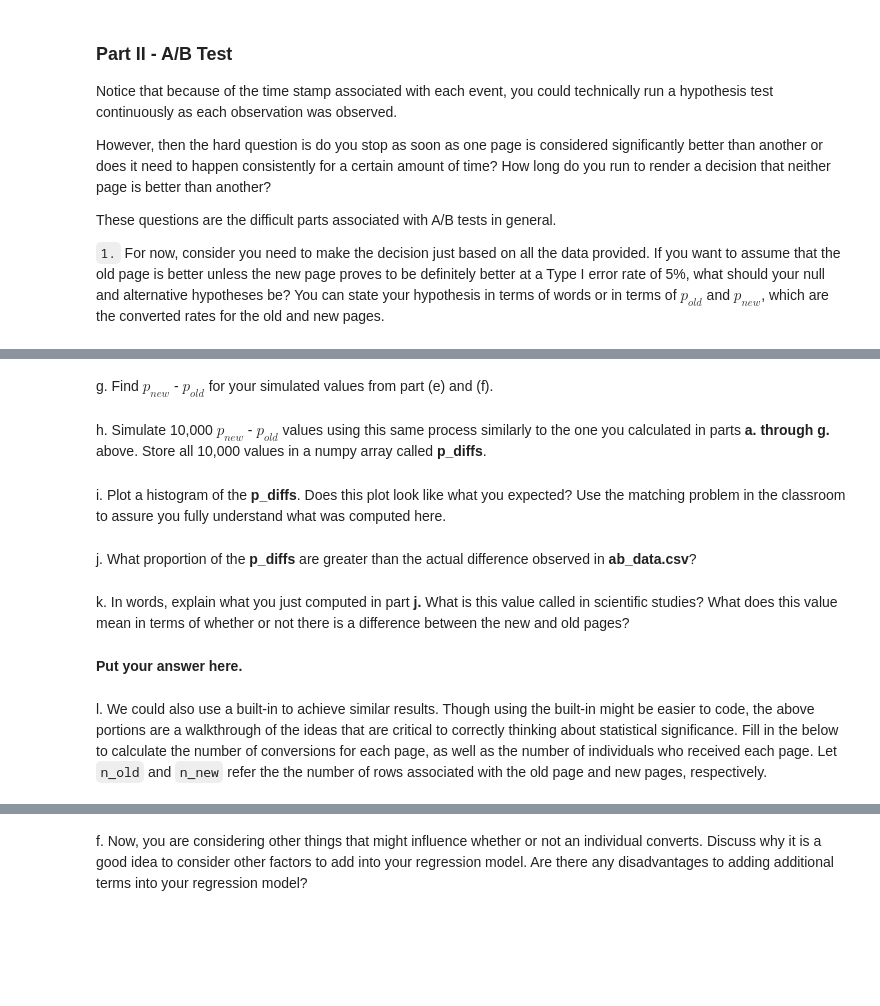
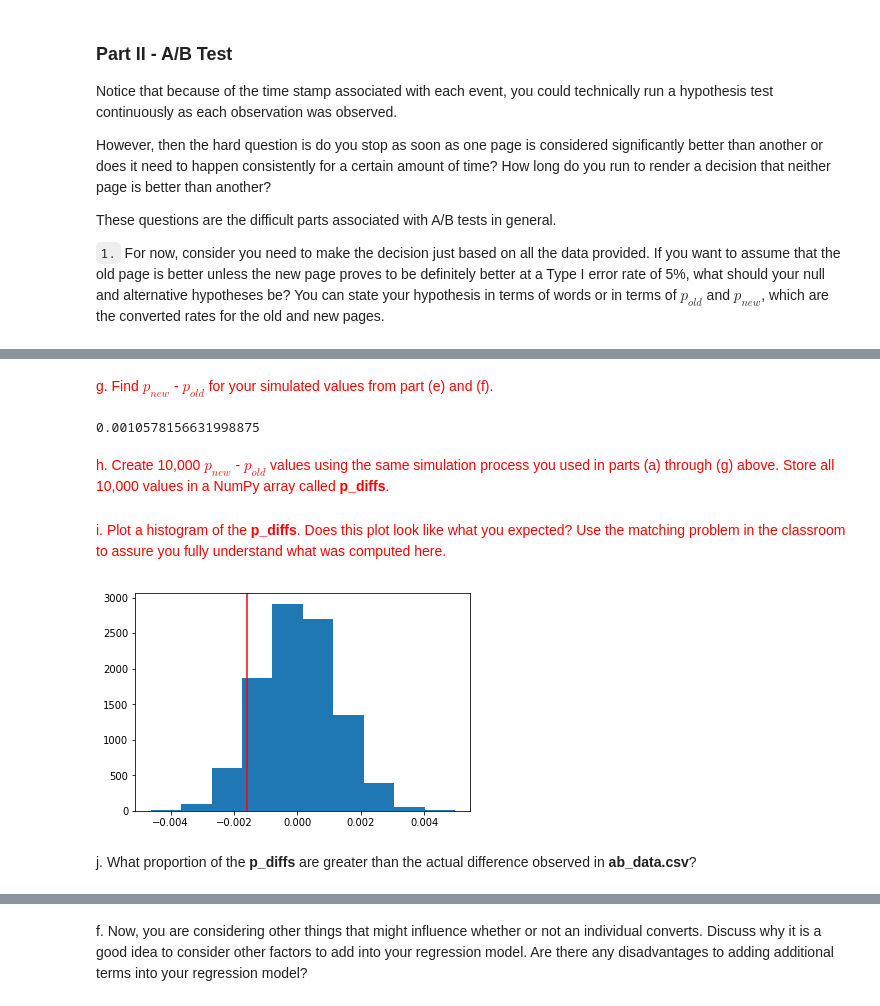
Before and after one commit to CherifArsanious/Project3-Udacity-ABtest-Results, a Jupyter notebook: Analyze_ab_test_results_notebook.ipynb, the cells around one changed output, grey strips where cells are left out. Saved outputs shown, nothing was run; the diff lists cells and outputs as text; code cells hidden in the pictures; blank space fills up the shorter version.

```diff
--- a/Analyze_ab_test_results_notebook.ipynb
+++ b/Analyze_ab_test_results_notebook.ipynb
@@ -138 +319,3 @@ e. Simulate $n_{new}$ transactions with a convert rate of $p_{new}$ under the nu
+# %%
+new_page_converted=np.random.choice((0,1),145310,p=[0.8804,0.1196])
 # %% [markdown]
@@ -140,14 +323,30 @@ f. Simulate $n_{old}$ transactions with a convert rate of $p_{old}$ under the nu
+# %%
+old_page_converted=np.random.choice((0,1),145274,p=[0.8804,0.1196])
 # %% [markdown]
-g. Find $p_{new}$ - $p_{old}$ for your simulated values from part (e) and (f).
+<font color=red>g. Find $p_{new}$ - $p_{old}$ for your simulated values from part (e) and (f).
+# %%
+p_new=new_page_converted.mean()
+p_old=old_page_converted.mean()
+p_new-p_old
+# %% [output]
+0.0010578156631998875
 # %% [markdown]
-h. Simulate 10,000 $p_{new}$ - $p_{old}$ values using this same process similarly to the one you calculated in parts **a. through g.** above.  Store all 10,000 values in a numpy array called **p_diffs**.
+<font color=red>h. Create 10,000 $p_{new}$ - $p_{old}$ values using the same simulation process you used in parts (a) through (g) above. Store all 10,000 values in a NumPy array called **p_diffs**.
+# %%
+p_diffs=[]
+for _ in range(10000):
+    new_page_converted=np.random.choice((0,1),145310,p=[0.8804,0.1196])
+    old_page_converted=np.random.choice((0,1),145274,p=[0.8804,0.1196])
+    p_new=new_page_converted.mean()
+    p_old=old_page_converted.mean()
+    p_diffs.append(p_new-p_old)
+p_diffs=np.array(p_diffs)
 # %% [markdown]
-i. Plot a histogram of the **p_diffs**.  Does this plot look like what you expected?  Use the matching problem in the classroom to assure you fully understand what was computed here.
+<font color=red>i. Plot a histogram of the **p_diffs**.  Does this plot look like what you expected?  Use the matching problem in the classroom to assure you fully understand what was computed here.
+# %%
+plt.hist(p_diffs)
+plt.axvline(x=obs_diff,color='red');
+# %% [output]
+[figure, added]
 # %% [markdown]
 j. What proportion of the **p_diffs** are greater than the actual difference observed in **ab_data.csv**?
-# %% [markdown]
-k. In words, explain what you just computed in part **j.**  What is this value called in scientific studies?  What does this value mean in terms of whether or not there is a difference between the new and old pages?
-# %% [markdown]
-**Put your answer here.**
-# %% [markdown]
-l. We could also use a built-in to achieve similar results.  Though using the built-in might be easier to code, the above portions are a walkthrough of the ideas that are critical to correctly thinking about statistical significance. Fill in the below to calculate the number of conversions for each page, as well as the number of individuals who received each page. Let `n_old` and `n_new` refer the the number of rows associated with the old page and new pages, respectively.
```
Also changed, not shown: parts of 125 cells of this notebook, 1 other file.
